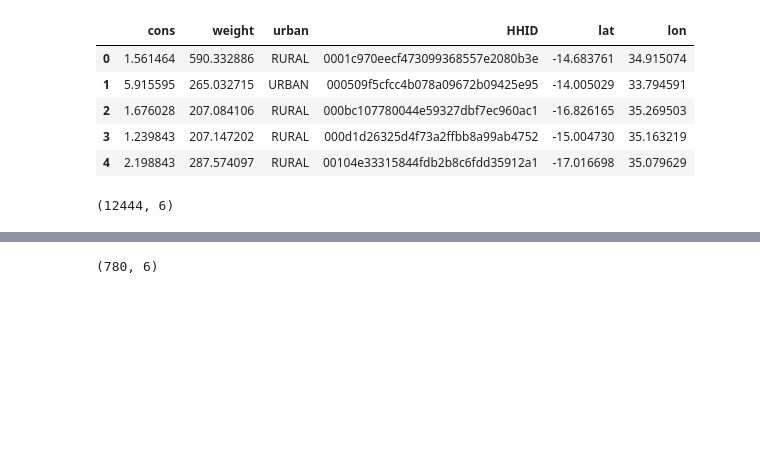
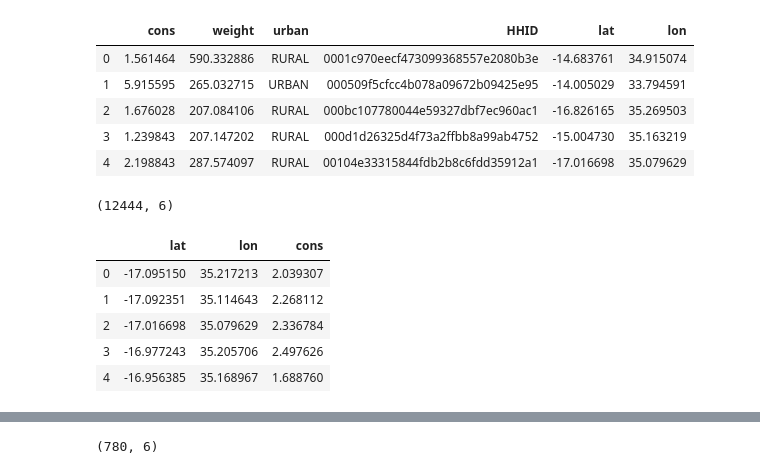
Before and after one commit to jmathur25/predicting-poverty-replication, a Jupyter notebook: process_data/scripts/process_survey_data.ipynb, the cells around one changed output, grey strips where cells are left out. Cells and saved outputs as stored; diff of their text form; code cells hidden in the pictures; blank space fills up the shorter version.

```diff
--- a/process_data/scripts/process_survey_data.ipynb
+++ b/process_data/scripts/process_survey_data.ipynb
@@ -77,0 +81,9 @@ df_combined.shape
+# %%
+clust_cons_avg.head()
+# %% [output]
+|  | lat | lon | cons |
+| 0 | -17.095150 | 35.217213 | 2.039307 |
+| 1 | -17.092351 | 35.114643 | 2.268112 |
+| 2 | -17.016698 | 35.079629 | 2.336784 |
+| 3 | -16.977243 | 35.205706 | 2.497626 |
+| 4 | -16.956385 | 35.168967 | 1.688760 |
```
Also changed, not shown: parts of 4 cells of this notebook, 2 other files.
